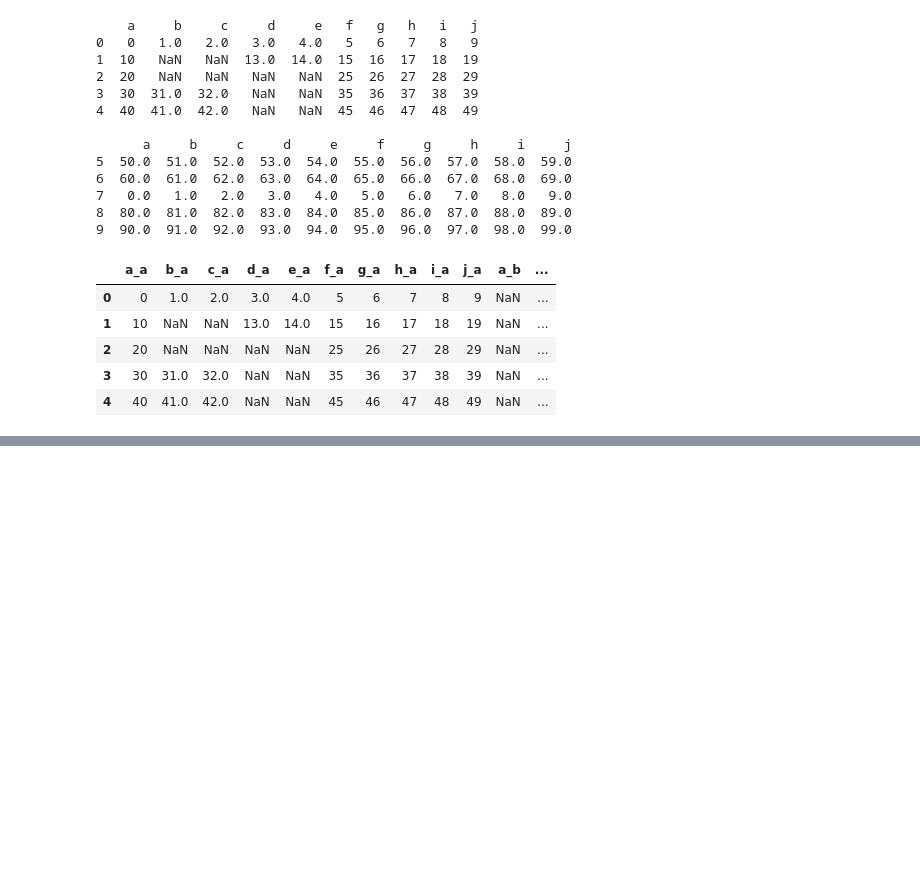
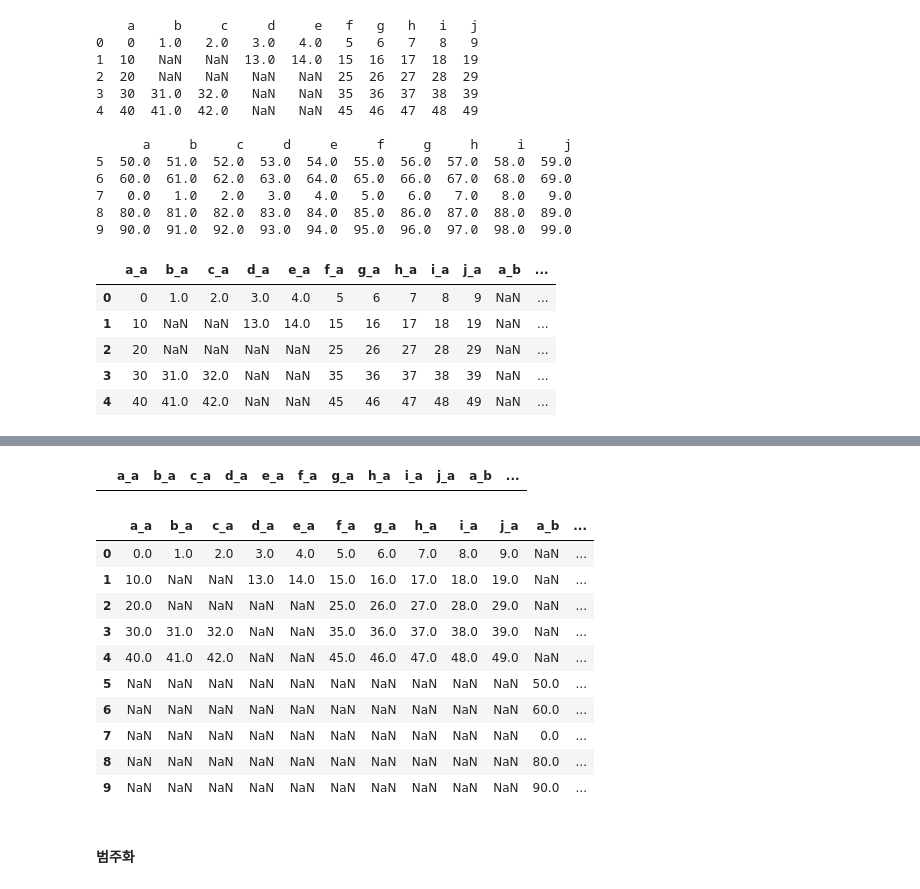
Before and after one commit to ilm52626/HKMD1_Complementary, a Jupyter notebook: m2_분석라이브러리/pandas/pandas_전처리연습_guide.ipynb, the cells around one changed output, grey strips where cells are left out. Cells and saved outputs as stored; diff of their text form; code cells hidden in the pictures; blank space fills up the shorter version.

```diff
--- a/m2_분석라이브러리/pandas/pandas_전처리연습_guide.ipynb
+++ b/m2_분석라이브러리/pandas/pandas_전처리연습_guide.ipynb
@@ -410,0 +420,20 @@ df_a.join(df_b,lsuffix='_a',rsuffix='_b')
+# %%
+df_a.join(df_b,lsuffix='_a',rsuffix='_b',how='inner')
+# %% [output]
+|  | a_a | b_a | c_a | d_a | e_a | f_a | g_a | h_a | i_a | j_a | a_b | ... |
+# %%
+df_a.join(df_b,lsuffix='_a',rsuffix='_b',how='outer')
+# %% [output]
+|  | a_a | b_a | c_a | d_a | e_a | f_a | g_a | h_a | i_a | j_a | a_b | ... |
+| 0 | 0.0 | 1.0 | 2.0 | 3.0 | 4.0 | 5.0 | 6.0 | 7.0 | 8.0 | 9.0 | NaN | ... |
+| 1 | 10.0 | NaN | NaN | 13.0 | 14.0 | 15.0 | 16.0 | 17.0 | 18.0 | 19.0 | NaN | ... |
+| 2 | 20.0 | NaN | NaN | NaN | NaN | 25.0 | 26.0 | 27.0 | 28.0 | 29.0 | NaN | ... |
+| 3 | 30.0 | 31.0 | 32.0 | NaN | NaN | 35.0 | 36.0 | 37.0 | 38.0 | 39.0 | NaN | ... |
+| 4 | 40.0 | 41.0 | 42.0 | NaN | NaN | 45.0 | 46.0 | 47.0 | 48.0 | 49.0 | NaN | ... |
+| 5 | NaN | NaN | NaN | NaN | NaN | NaN | NaN | NaN | NaN | NaN | 50.0 | ... |
+| 6 | NaN | NaN | NaN | NaN | NaN | NaN | NaN | NaN | NaN | NaN | 60.0 | ... |
+| 7 | NaN | NaN | NaN | NaN | NaN | NaN | NaN | NaN | NaN | NaN | 0.0 | ... |
+| 8 | NaN | NaN | NaN | NaN | NaN | NaN | NaN | NaN | NaN | NaN | 80.0 | ... |
+| 9 | NaN | NaN | NaN | NaN | NaN | NaN | NaN | NaN | NaN | NaN | 90.0 | ... |
+# %% [markdown]
+#### 범주화
```
Also changed, not shown: parts of 47 cells of this notebook.
